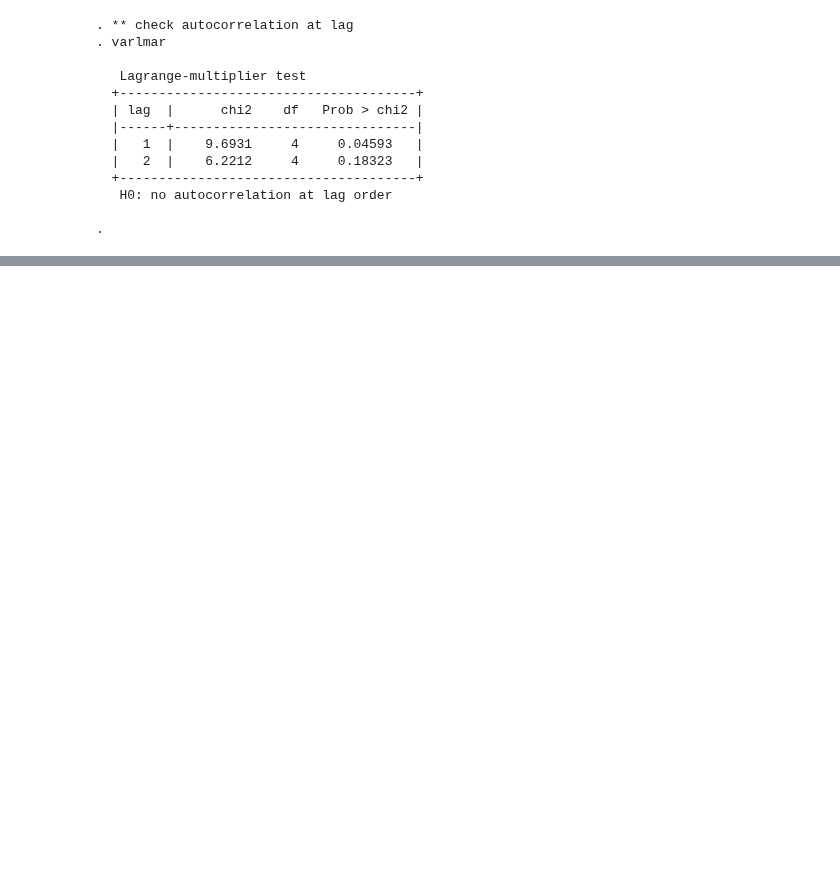
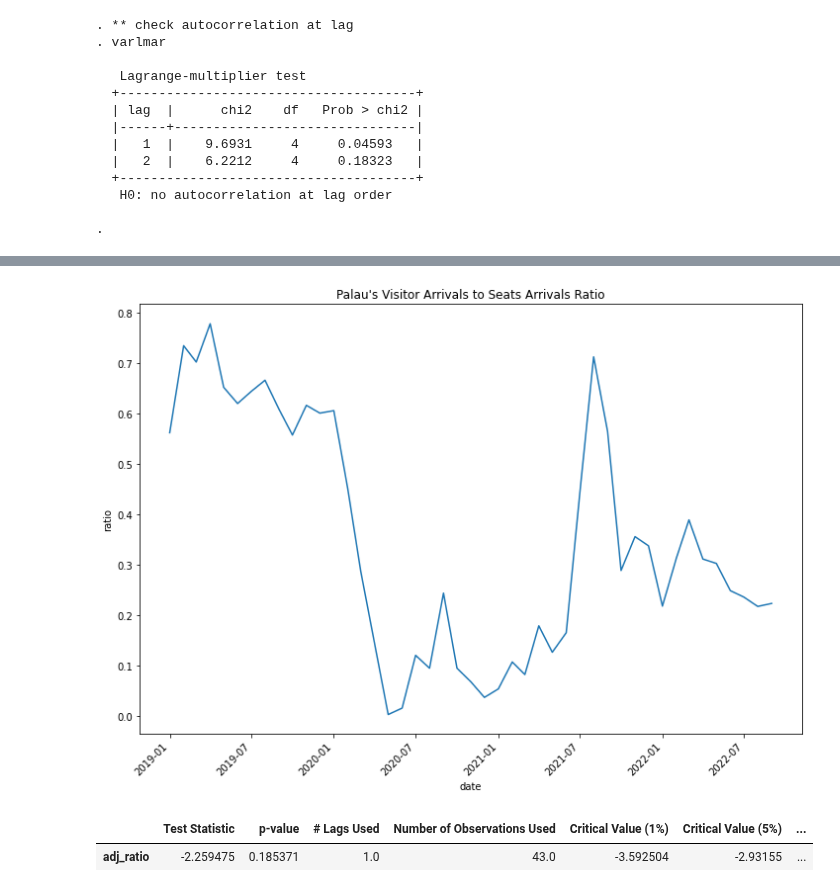
Before and after one commit to worldbank/pacific-observatory, a Jupyter notebook: docs/tourism/palau_mtsa.ipynb, the cells around one changed output, grey strips where cells are left out. Drawn from its saved outputs; the diff is of its cells as text; code cells hidden in the pictures; blank space fills up the shorter version.

Commit message:
update tourism data notes

```diff
--- a/docs/tourism/palau_mtsa.ipynb
+++ b/docs/tourism/palau_mtsa.ipynb
@@ -302,0 +306,4 @@ varlmar
+# %%
+filedir = os.getcwd() + "/data/tourism/palau/intermediate/"
+filepaths = [filedir + file for file in os.listdir(filedir) if ".csv" in file]
+filepaths
@@ -302,0 +313,5 @@ varlmar
+# %%
+oceania_index = (pd.read_csv(os.getcwd() + "/data/tourism/oceania_covid_stringency.csv")
+                   .drop("Unnamed: 0", axis=1))
+oceania_index["date"] = pd.to_datetime(oceania_index["date"])
+oceania_index.head(5)
@@ -302,0 +325,5 @@ varlmar
+# %%
+gt = pd.read_csv(
+    os.getcwd() + "/data/tourism/trends/trends_palau.csv").drop("Unnamed: 0", axis=1)
+gt["date"] = pd.to_datetime(gt["date"])
+gt.head(5)
@@ -302,0 +338,12 @@ varlmar
+# %%
+palau_merged = pd.read_csv(filepaths[0]).drop(["Unnamed: 0", "Date"], axis=1)
+palau_merged["date"] = [str(year) + '-' + str(month)
+                        for year, month in zip(palau_merged.Year, palau_merged.Month)]
+palau_merged["date"] = pd.to_datetime(palau_merged["date"])
+palau_merged = (palau_merged.merge(oceania_index, how="left", on="date")
+                .merge(gt.iloc[:, [0, -3, -2, -1]], how="left", on="date")
+                .drop(["year", "month"], axis=1)
+                .fillna(0))
+palau_merged["covid"] = (palau_merged["date"] >= "2020-03-12").astype(int)
+palau_merged.columns = [col.lower() for col in palau_merged.columns]
+palau_merged.head(5)
@@ -302,0 +357,11 @@ varlmar
+# %%
+palau_merged["ratio"] = (palau_merged["total"])/(palau_merged["seats_arrivals_intl"])
+
+import seaborn as sns
+fig, ax = plt.subplots(figsize=(12,8))
+sns.lineplot(data=palau_merged, x="date", y="ratio")
+plt.xticks(rotation=45, ha='right')
+plt.title("Palau's Visitor Arrivals to Seats Arrivals Ratio")
+plt.show()
+# %% [output]
+[figure, added]
@@ -302,0 +378,6 @@ varlmar
+# %%
+from scripts.python.ts_utils import get_adf_df
+get_adf_df(palau_merged, ["adj_ratio"])
+# %% [output]
+|  | Test Statistic | p-value | # Lags Used | Number of Observations Used | Critical Value (1%) | Critical Value (5%) | ... |
+| adj_ratio | -2.259475 | 0.185371 | 1.0 | 43.0 | -3.592504 | -2.93155 | ... |
```
Also changed, not shown: parts of 13 cells of this notebook, 3 other files.
